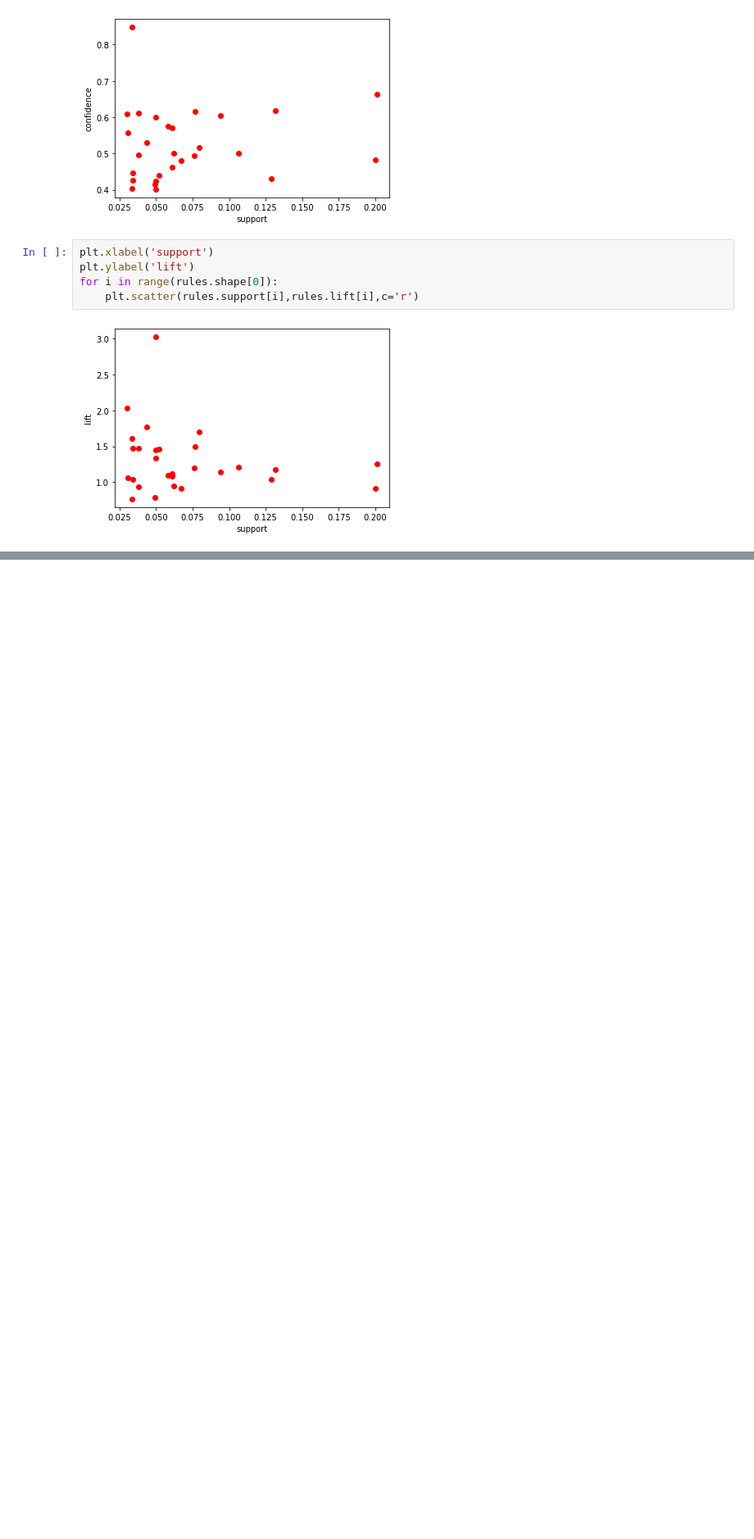
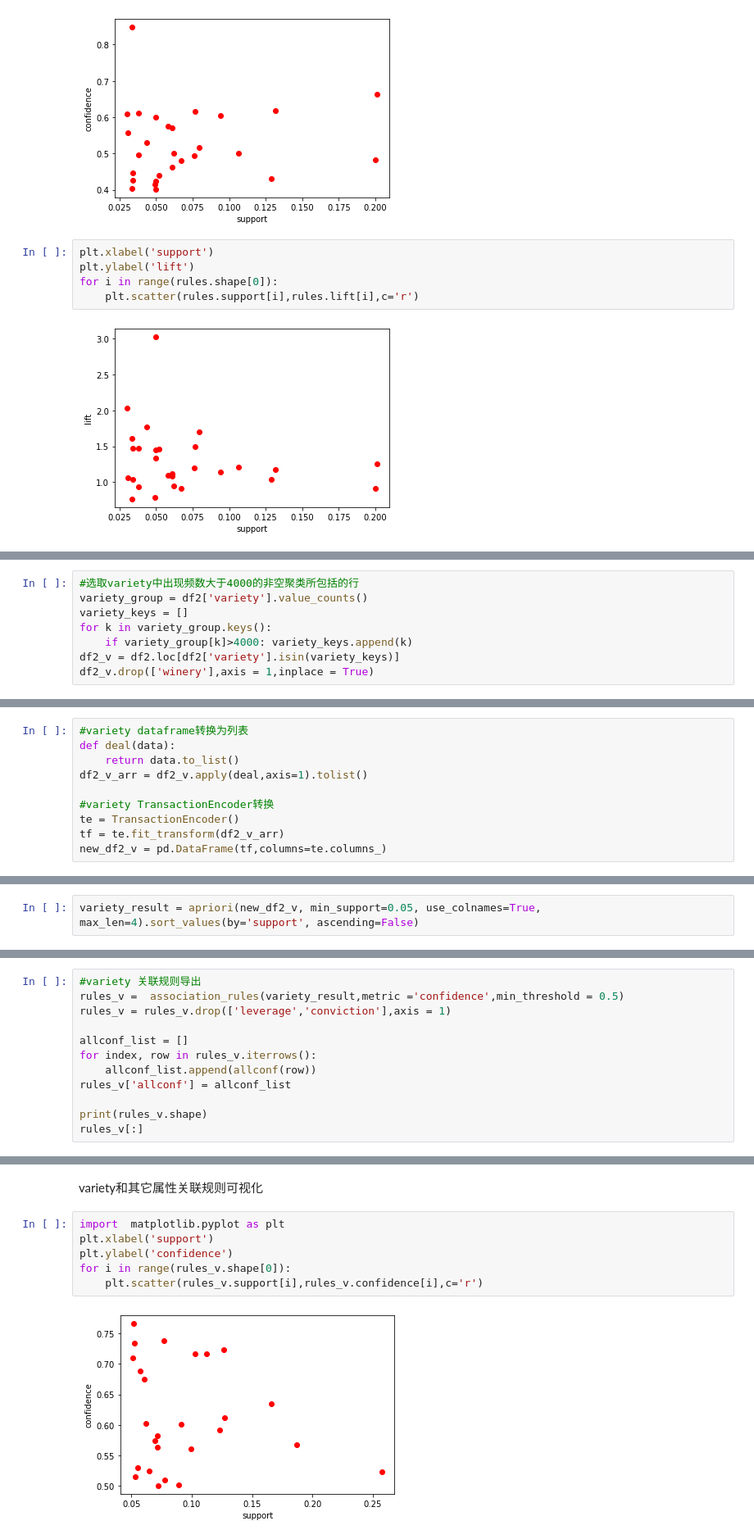
Before and after one commit to liucc1997/DMC, a Jupyter notebook: assignment2/wine-reviews-analysis.ipynb, the cells around one changed output, grey strips where cells are left out. Shown: that part at 82% size. Cells and saved outputs as stored; diff of their text form; blank space fills up the shorter version.

```diff
--- a/assignment2/wine-reviews-analysis.ipynb
+++ b/assignment2/wine-reviews-analysis.ipynb
@@ -310,0 +328,8 @@ for i in range(rules.shape[0]):
+# %%
+#选取variety中出现频数大于4000的非空聚类所包括的行
+variety_group = df2['variety'].value_counts()
+variety_keys = []
+for k in variety_group.keys():
+    if variety_group[k]>4000: variety_keys.append(k)
+df2_v = df2.loc[df2['variety'].isin(variety_keys)]
+df2_v.drop(['winery'],axis = 1,inplace = True)
@@ -310,0 +344,10 @@ for i in range(rules.shape[0]):
+# %%
+#variety dataframe转换为列表
+def deal(data):
+    return data.to_list()
+df2_v_arr = df2_v.apply(deal,axis=1).tolist()
+
+#variety TransactionEncoder转换
+te = TransactionEncoder()
+tf = te.fit_transform(df2_v_arr)
+new_df2_v = pd.DataFrame(tf,columns=te.columns_)
@@ -310,0 +368,2 @@ for i in range(rules.shape[0]):
+# %%
+variety_result = apriori(new_df2_v, min_support=0.05, use_colnames=True, max_len=4).sort_values(by='support', ascending=False)
@@ -310,0 +414,12 @@ for i in range(rules.shape[0]):
+# %%
+#variety 关联规则导出
+rules_v =  association_rules(variety_result,metric ='confidence',min_threshold = 0.5)
+rules_v = rules_v.drop(['leverage','conviction'],axis = 1)
+
+allconf_list = []
+for index, row in rules_v.iterrows():
+    allconf_list.append(allconf(row))
+rules_v['allconf'] = allconf_list
+
+print(rules_v.shape)
+rules_v[:]
@@ -310,0 +507,10 @@ for i in range(rules.shape[0]):
+# %% [markdown]
+variety和其它属性关联规则可视化
+# %%
+import  matplotlib.pyplot as plt
+plt.xlabel('support')
+plt.ylabel('confidence')
+for i in range(rules_v.shape[0]):
+    plt.scatter(rules_v.support[i],rules_v.confidence[i],c='r')
+# %% [output]
+[figure, added]
```
Also changed, not shown: parts of 34 cells of this notebook, 2 other files.
